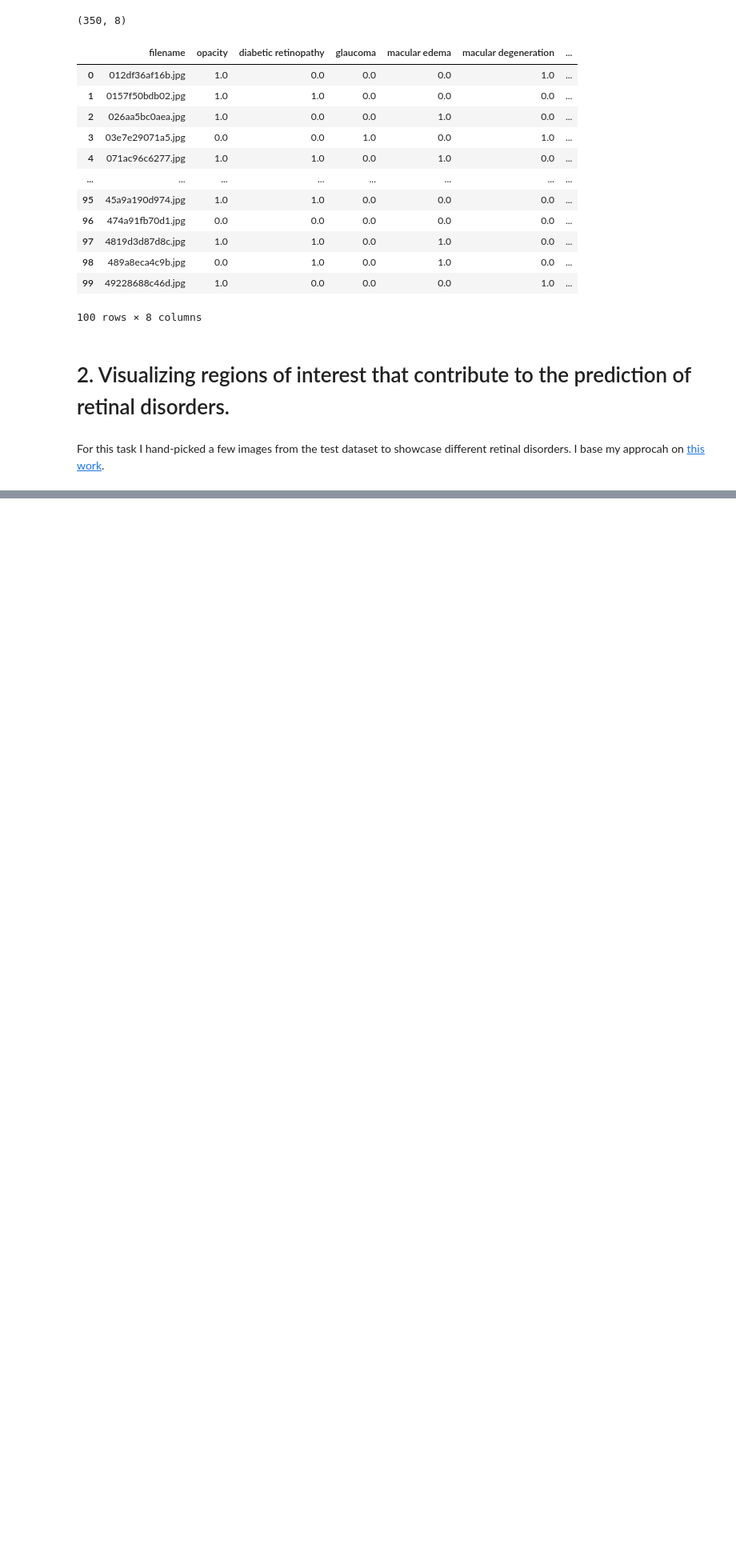
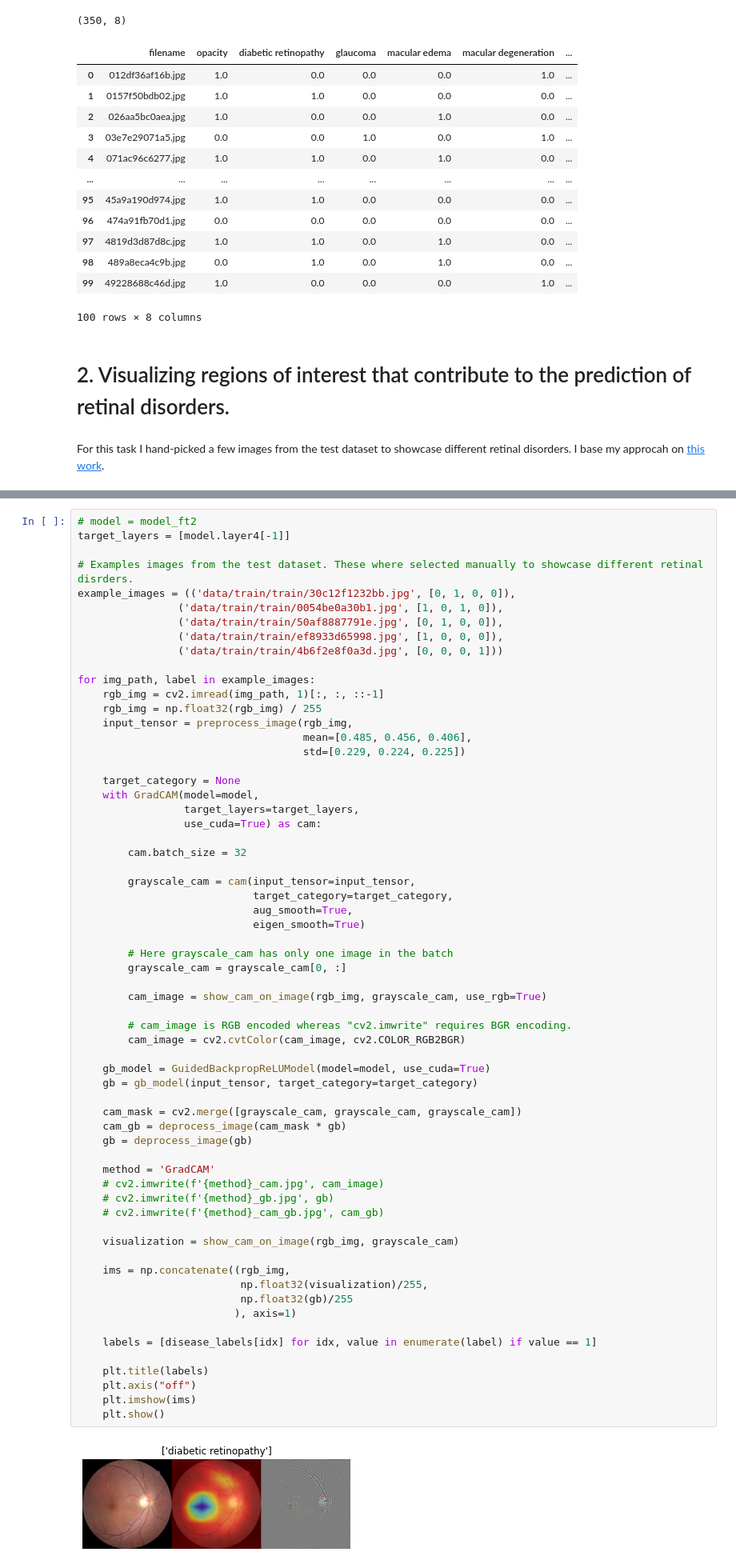
Before and after one commit to whoisusmanali/Eye-Retinal-Disease-Detection, a Jupyter notebook: Eye-Retinal_Disease_Detection.ipynb, the cells around one changed output, grey strips where cells are left out. Shown at 80% size. Saved outputs shown, nothing was run; the diff lists cells and outputs as text; blank space fills up the shorter version.

Commit message:
Visualization of the effected and non-affected parts

```diff
--- a/Eye-Retinal_Disease_Detection.ipynb
+++ b/Eye-Retinal_Disease_Detection.ipynb
@@ -575,0 +588,65 @@ For this task I hand-picked a few images from the test dataset to showcase diffe
+# %%
+# model = model_ft2
+target_layers = [model.layer4[-1]]
+
+# Examples images from the test dataset. These where selected manually to showcase different retinal disrders.
+example_images = (('data/train/train/30c12f1232bb.jpg', [0, 1, 0, 0]),
+                ('data/train/train/0054be0a30b1.jpg', [1, 0, 1, 0]),
+                ('data/train/train/50af8887791e.jpg', [0, 1, 0, 0]),
+                ('data/train/train/ef8933d65998.jpg', [1, 0, 0, 0]),
+                ('data/train/train/4b6f2e8f0a3d.jpg', [0, 0, 0, 1]))
+
+for img_path, label in example_images:
+    rgb_img = cv2.imread(img_path, 1)[:, :, ::-1]
+    rgb_img = np.float32(rgb_img) / 255
+    input_tensor = preprocess_image(rgb_img,
+                                    mean=[0.485, 0.456, 0.406],
+                                    std=[0.229, 0.224, 0.225])
+
+    target_category = None
+    with GradCAM(model=model,
+                 target_layers=target_layers,
+                 use_cuda=True) as cam:
+
+        cam.batch_size = 32
+
+        grayscale_cam = cam(input_tensor=input_tensor,
+                            target_category=target_category,
+                            aug_smooth=True,
+                            eigen_smooth=True)
+
+        # Here grayscale_cam has only one image in the batch
+        grayscale_cam = grayscale_cam[0, :]
+
+        cam_image = show_cam_on_image(rgb_img, grayscale_cam, use_rgb=True)
+
+        # cam_image is RGB encoded whereas "cv2.imwrite" requires BGR encoding.
+        cam_image = cv2.cvtColor(cam_image, cv2.COLOR_RGB2BGR)
+
+    gb_model = GuidedBackpropReLUModel(model=model, use_cuda=True)
+    gb = gb_model(input_tensor, target_category=target_category)
+
+    cam_mask = cv2.merge([grayscale_cam, grayscale_cam, grayscale_cam])
+    cam_gb = deprocess_image(cam_mask * gb)
+    gb = deprocess_image(gb)
+
+    method = 'GradCAM'
+    # cv2.imwrite(f'{method}_cam.jpg', cam_image)
+    # cv2.imwrite(f'{method}_gb.jpg', gb)
+    # cv2.imwrite(f'{method}_cam_gb.jpg', cam_gb)
+
+    visualization = show_cam_on_image(rgb_img, grayscale_cam)
+
+    ims = np.concatenate((rgb_img,
+                          np.float32(visualization)/255,
+                          np.float32(gb)/255
+                         ), axis=1)
+
+    labels = [disease_labels[idx] for idx, value in enumerate(label) if value == 1]
+
+    plt.title(labels)
+    plt.axis("off")
+    plt.imshow(ims)
+    plt.show()
+# %% [output]
+[figure, added]
```
Also changed, not shown: parts of 4 cells of this notebook.
